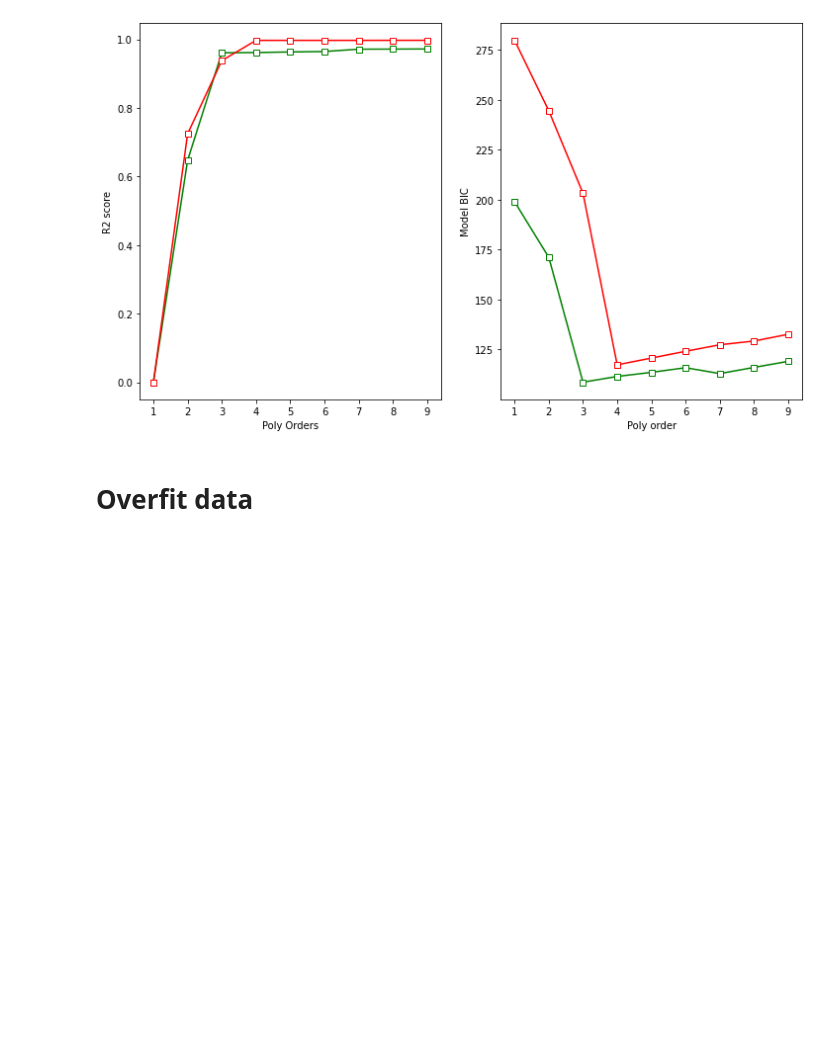
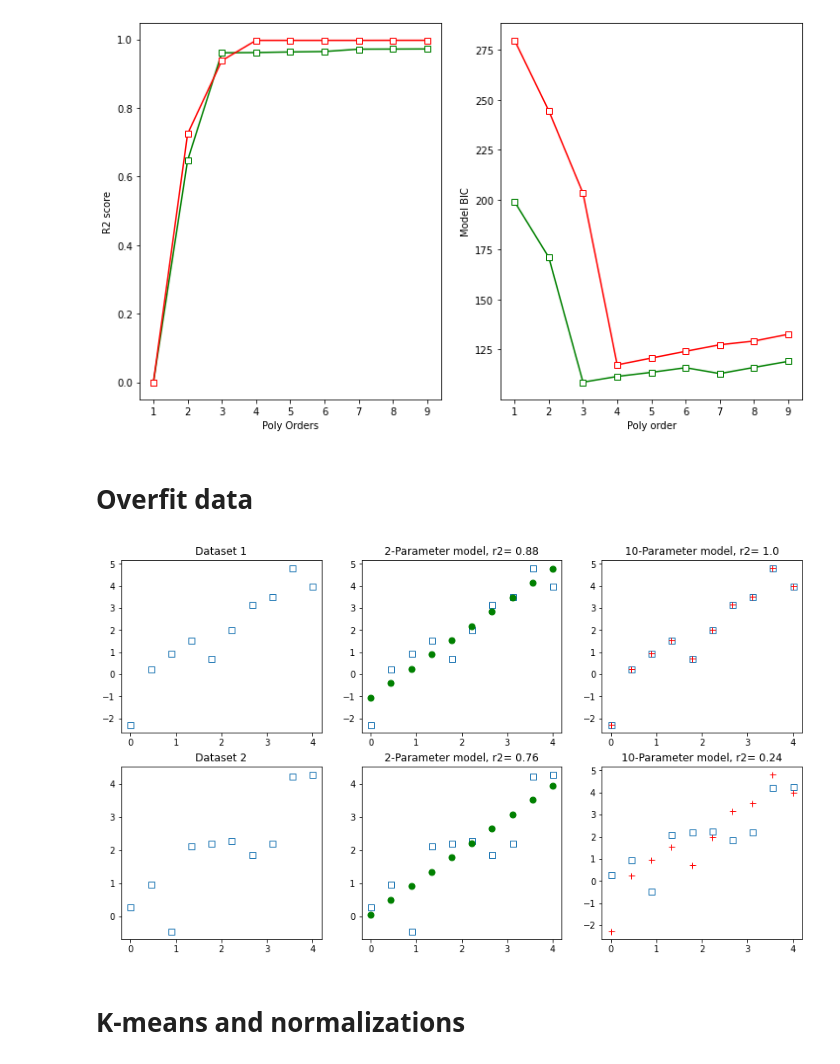
Before and after one commit to aurimas12/unsupervising-learning-task, a Jupyter notebook: notes.ipynb, the cells around one changed output. Drawn from its saved outputs; the diff is of its cells as text; code cells hidden in the pictures; blank space fills up the shorter version.

Commit message:
task:overfit data

```diff
--- a/notes.ipynb
+++ b/notes.ipynb
@@ -912,3 +912,70 @@ plt.show()
 [figure]
 # %% [markdown]
 # Overfit data
+# %%
+# generate data
+x=np.linspace(0,4,10)
+data1=x+np.random.randn(10)*.8
+data2=x+np.random.randn(10)*.8
+
+# dataset 1 predict model
+pterms1=np.polyfit(x,data1,1)
+y1Hat=np.polyval(pterms1,x)
+
+pterms2=np.polyfit(x,data1,10)
+y1Hat10=np.polyval(pterms2,x)
+
+# dataset 2 predict model
+pterms3=np.polyfit(x,data2,1)
+y2Hat=np.polyval(pterms3,x)
+
+pterms4=np.polyfit(x,data2,10)
+y2Hat10=np.polyval(pterms4,x)
+
+# dataset 1 r2 score
+SSe1=np.sum((data1-y1Hat)**2)
+SStotal=np.sum((data1-np.mean(data1))**2)
+r2_D1p1=(1-(SSe1/SStotal))
+
+SSe1=np.sum((data1-y1Hat10)**2)
+SStotal=np.sum((data1-np.mean(data1))**2)
+r2_D1p10=(1-(SSe1/SStotal))
+
+# dataset 2 r2 score
+SSe1=np.sum((data2-y2Hat)**2)
+SStotal=np.sum((data2-np.mean(data2))**2)
+r2_D2p1=(1-(SSe1/SStotal))
+
+SSe1=np.sum((data2-y1Hat10)**2)
+SStotal=np.sum((data2-np.mean(data2))**2)
+r2_D2p10=(1-(SSe1/SStotal))
+
+fig,ax=plt.subplots(2,3,figsize=(14,8))
+ax[0][0].set_title('Dataset 1')
+ax[0][0].plot(x,data1,'.',marker='s',markerfacecolor='white',markersize=7)
+
+ax[0][1].set_title('2-Parameter model, r2= {0}'.format(round(r2_D1p1,2)))
+ax[0][1].plot(x,data1,'.',marker='s',markerfacecolor='white',markersize=7)
+ax[0][1].plot(x,y1Hat,'og',markersize=7)
+
+ax[0][2].set_title('10-Parameter model, r2= {0}'.format(round(r2_D1p10,2)))
+ax[0][2].plot(x,data1,'.',marker='s',markerfacecolor='white',markersize=7)
+ax[0][2].plot(x,y1Hat10,'+r',markerfacecolor='white',markersize=7)
+
+
+ax[1][0].set_title('Dataset 2')
+ax[1][0].plot(x,data2,'.',marker='s',markerfacecolor='white',markersize=7)
+
+ax[1][1].set_title('2-Parameter model, r2= {0}'.format(round(r2_D2p1,2)))
+ax[1][1].plot(x,data2,'.',marker='s',markerfacecolor='white',markersize=7)
+ax[1][1].plot(x,y2Hat,'og',markersize=7)
+
+ax[1][2].set_title('10-Parameter model, r2= {0}'.format(round(r2_D2p10,2)))
+ax[1][2].plot(x,data2,'.',marker='s',markerfacecolor='white',markersize=7)
+ax[1][2].plot(x,y1Hat10,'+r',markerfacecolor='white',markersize=7)
+
+plt.show()
+# %% [output]
+[figure, added]
+# %% [markdown]
+# K-means and normalizations
```
